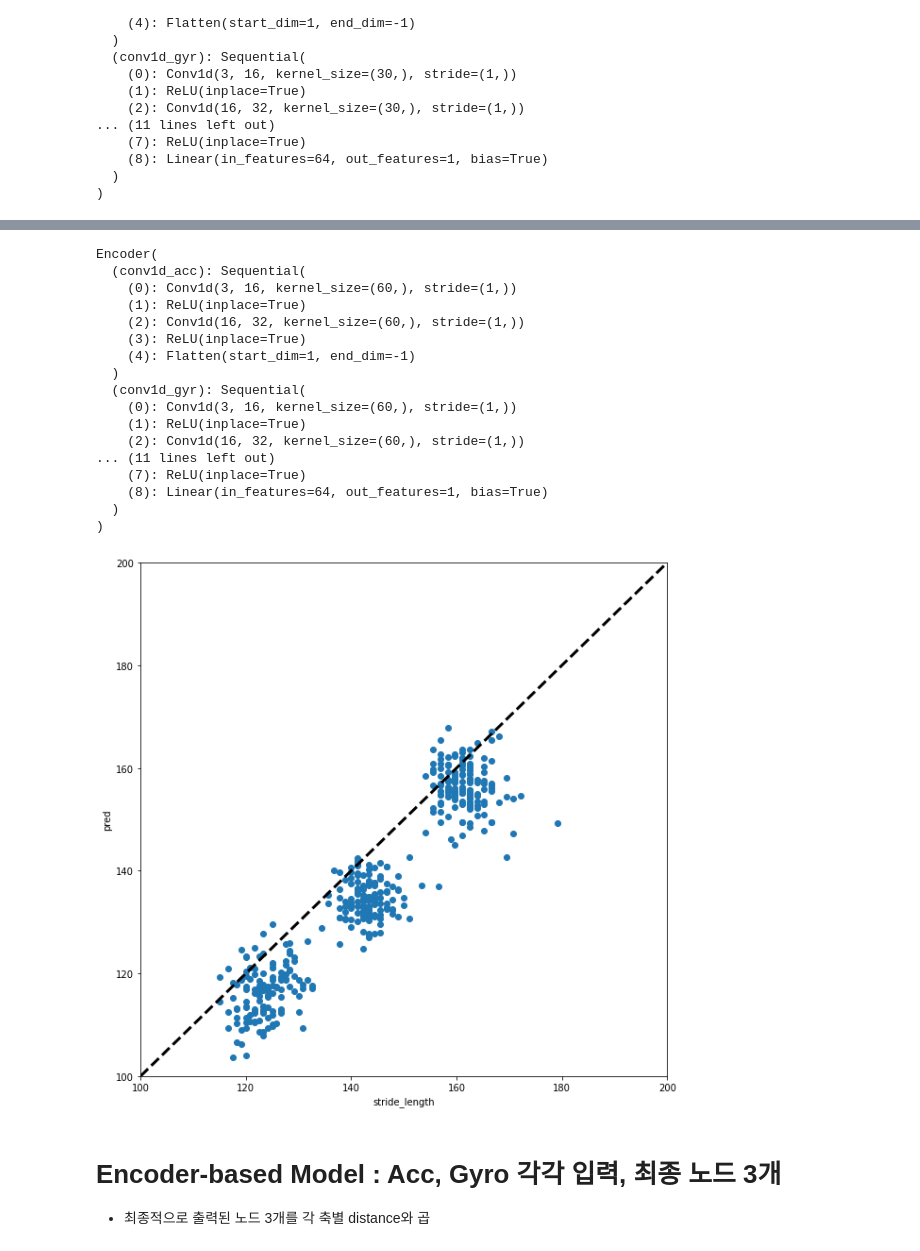
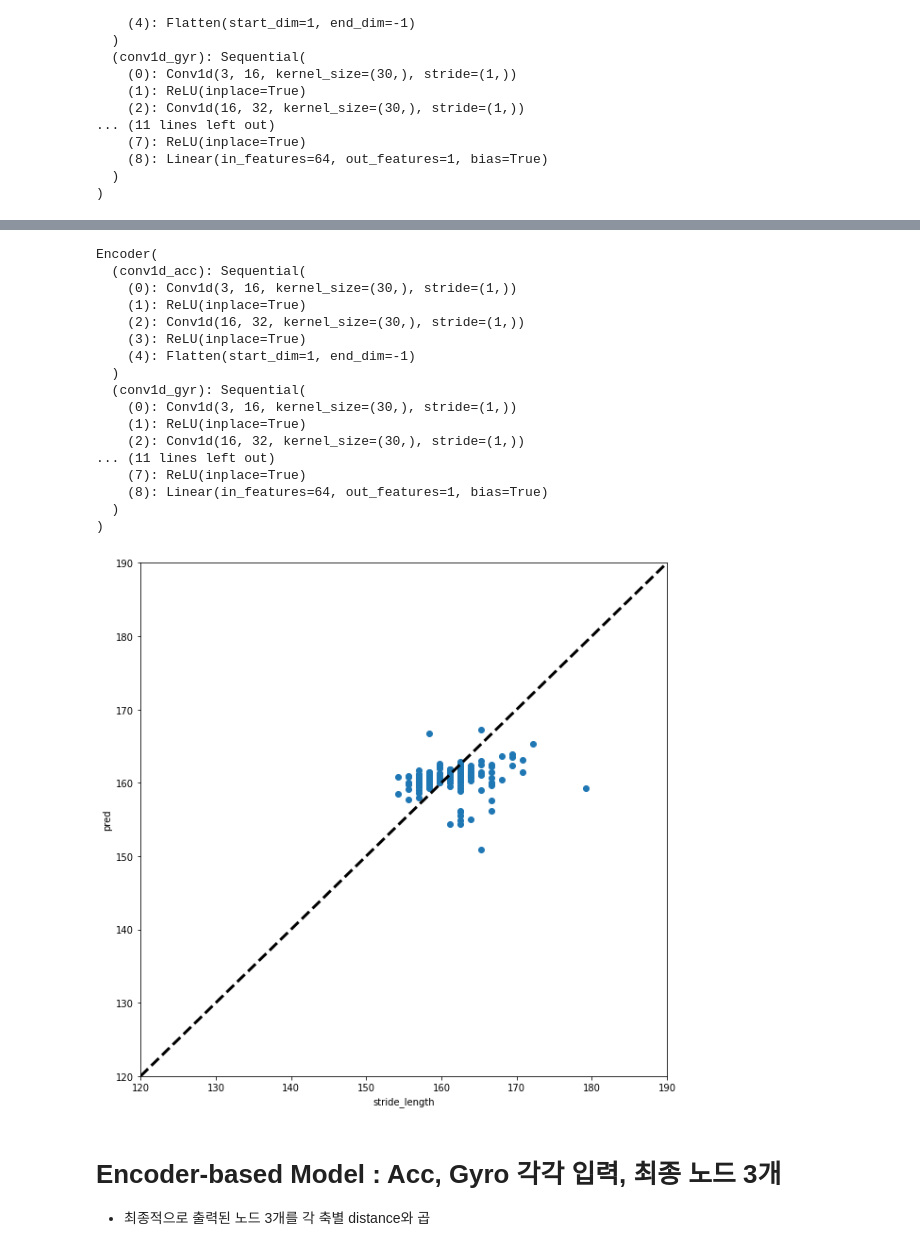
Before and after one commit to taeoowl/gait, a Jupyter notebook: gait/ksci/속도 세팅 별.ipynb, the cells around one changed output, grey strips where cells are left out. Cells and saved outputs as stored; diff of their text form; code cells hidden in the pictures.

```diff
--- a/gait/ksci/속도 세팅 별.ipynb
+++ b/gait/ksci/속도 세팅 별.ipynb
@@ -429,0 +606,9 @@ plt.show()
+# %%
+input_dim = 3
+conv1d_dim1 = 16
+conv1d_dim2 = 32
+dense_dim = 512
+
+model = Encoder(input_dim, conv1d_dim1, conv1d_dim2, dense_dim).to(device)
+model.load_state_dict(torch.load('./model/encoder_1_best_ks30_spd4.pth'))
+model.eval()
@@ -439,23 +685,23 @@ class Encoder(nn.Module):
         super(Encoder, self).__init__()
 
         self.conv1d_acc = nn.Sequential(
-            nn.Conv1d(input_dim, conv1d_dim1, 60),
+            nn.Conv1d(input_dim, conv1d_dim1, 30),
             nn.ReLU(inplace=True),
-            nn.Conv1d(conv1d_dim1, conv1d_dim2, 60),
+            nn.Conv1d(conv1d_dim1, conv1d_dim2, 30),
             nn.ReLU(inplace=True),
             nn.Flatten()
         )
 
         self.conv1d_gyr = nn.Sequential(
-            nn.Conv1d(input_dim, conv1d_dim1, 60),
+            nn.Conv1d(input_dim, conv1d_dim1, 30),
             nn.ReLU(inplace=True),
-            nn.Conv1d(conv1d_dim1, conv1d_dim2, 60),
+            nn.Conv1d(conv1d_dim1, conv1d_dim2, 30),
             nn.ReLU(inplace=True),
             nn.Flatten()
         )
 
         self.dense = nn.Sequential(
-            nn.Linear(5824*2, dense_dim),
+            nn.Linear(7744*2, dense_dim),
             nn.ReLU(inplace=True),
             nn.Linear(dense_dim, int(dense_dim/2)),
             nn.ReLU(inplace=True),
@@ -598,6 +844,6 @@ Best Result : Epoch 177, Valid Loss 18.790442, MAE 2.685503
 # %%
 ### scatter plot
-file_path = "D:\gait_dataset/salted/test/*"
+file_path = "D:\gait_dataset/salted/5km/test/*"
 inputs_acc, inputs_gyr, stride_length = get_sensor_salted(file_path, normalization=True)
 inputs_acc, inputs_gyr, stride_length = torch.Tensor(np.array(inputs_acc)), torch.Tensor(np.array(inputs_gyr)), torch.Tensor(np.array(stride_length))
 inputs_acc, inputs_gyr, stride_length = inputs_acc.float(), inputs_gyr.float(), stride_length.float()
@@ -609,21 +855,21 @@ conv1d_dim2 = 32
 dense_dim = 512
 
 model = Encoder(input_dim, conv1d_dim1, conv1d_dim2, dense_dim).to(device)
-model.load_state_dict(torch.load('./encoder_1_best_ks60.pth'))
+model.load_state_dict(torch.load('./model/encoder_1_best_ks30_spd5.pth'))
 model.eval()
 # %% [output]
 Encoder(
   (conv1d_acc): Sequential(
-    (0): Conv1d(3, 16, kernel_size=(60,), stride=(1,))
+    (0): Conv1d(3, 16, kernel_size=(30,), stride=(1,))
     (1): ReLU(inplace=True)
-    (2): Conv1d(16, 32, kernel_size=(60,), stride=(1,))
+    (2): Conv1d(16, 32, kernel_size=(30,), stride=(1,))
     (3): ReLU(inplace=True)
     (4): Flatten(start_dim=1, end_dim=-1)
   )
   (conv1d_gyr): Sequential(
-    (0): Conv1d(3, 16, kernel_size=(60,), stride=(1,))
+    (0): Conv1d(3, 16, kernel_size=(30,), stride=(1,))
     (1): ReLU(inplace=True)
-    (2): Conv1d(16, 32, kernel_size=(60,), stride=(1,))
+    (2): Conv1d(16, 32, kernel_size=(30,), stride=(1,))
 ... (11 lines left out)
     (7): ReLU(inplace=True)
     (8): Linear(in_features=64, out_features=1, bias=True)
@@ -632,19 +878,19 @@ Encoder(
 # %%
 pred = model(inputs_acc, inputs_gyr).detach().cpu().numpy()
 
 plt.figure(figsize=(10, 10))
 plt.scatter(stride_length, np.round(pred, 4))
-plt.xlim([100, 200])
+plt.xlim([120, 190])
 plt.xlabel('stride_length')
-plt.ylim([100, 200])
+plt.ylim([120, 190])
 plt.ylabel('pred')
 
 xpoints = ypoints = plt.xlim()
 plt.plot(xpoints, ypoints, linestyle='--', color='k', lw=3, scalex=False, scaley=False)
 
 plt.show()
 # %% [output]
-[figure, old version]
+[figure, new version]
 # %% [markdown]
 # Encoder-based Model : Acc, Gyro 각각 입력, 최종 노드 3개
 - 최종적으로 출력된 노드 3개를 각 축별 distance와 곱
```
Also changed, not shown: parts of 75 cells of this notebook, 6 other files.
